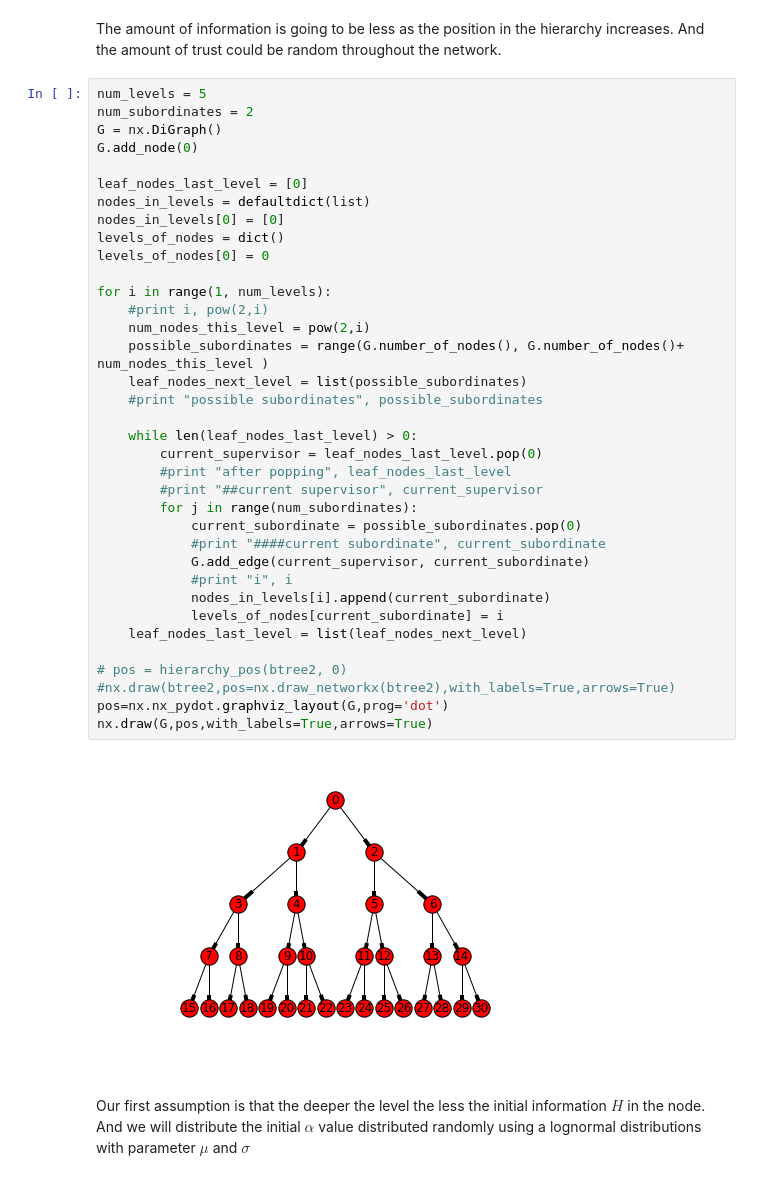
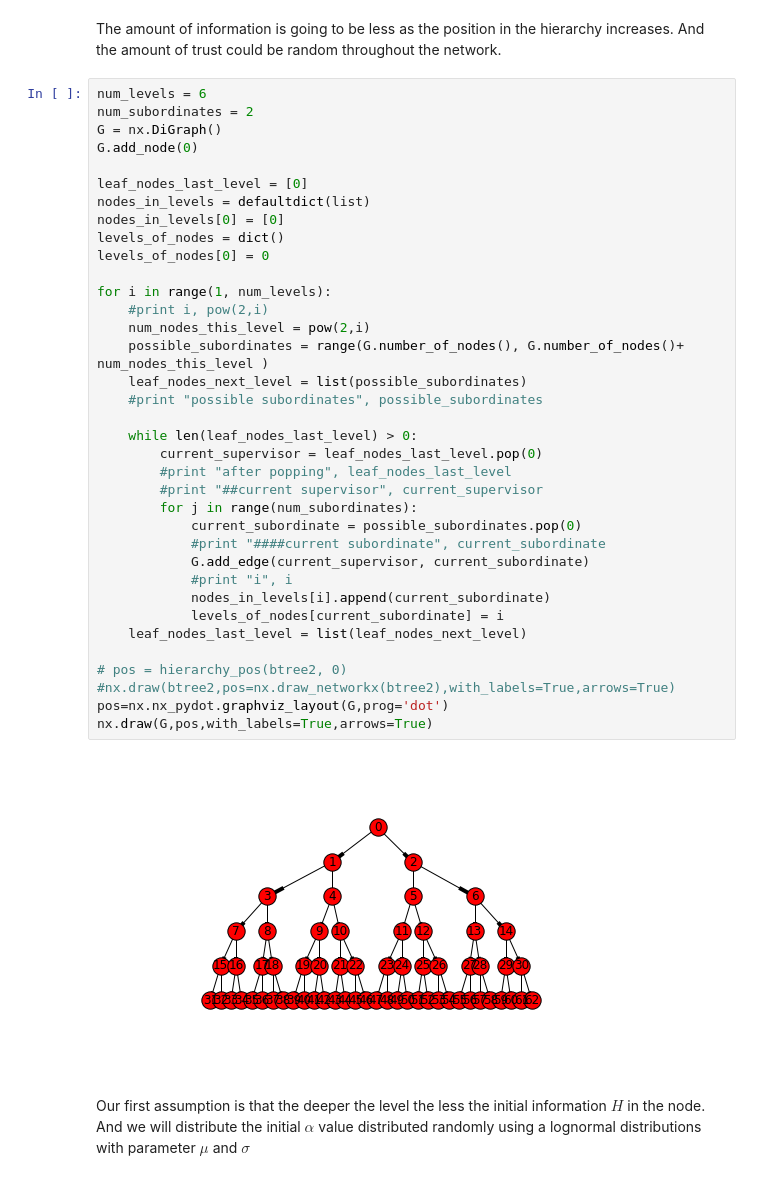
Before and after one commit to arefindk/csss16-trust, a Jupyter notebook: simple-model/trust-v1.ipynb, the cells around one changed output. Saved outputs shown, nothing was run; the diff lists cells and outputs as text.

```diff
--- a/simple-model/trust-v1.ipynb
+++ b/simple-model/trust-v1.ipynb
@@ -9,7 +10,7 @@ import scipy.stats as stats
 # %% [markdown]
 The amount of information is going to be less as the position in the hierarchy increases. And the amount of trust could be random throughout the network.
 # %%
-num_levels = 5
+num_levels = 6
 num_subordinates = 2
 G = nx.DiGraph()
 G.add_node(0)
@@ -18,34 +19,34 @@ leaf_nodes_last_level = [0]
 nodes_in_levels = defaultdict(list)
 nodes_in_levels[0] = [0]
 levels_of_nodes = dict()
 levels_of_nodes[0] = 0
 
 for i in range(1, num_levels):
     #print i, pow(2,i)
     num_nodes_this_level = pow(2,i)
     possible_subordinates = range(G.number_of_nodes(), G.number_of_nodes()+ num_nodes_this_level )
     leaf_nodes_next_level = list(possible_subordinates)
     #print "possible subordinates", possible_subordinates
 
     while len(leaf_nodes_last_level) > 0:
         current_supervisor = leaf_nodes_last_level.pop(0)
         #print "after popping", leaf_nodes_last_level
         #print "##current supervisor", current_supervisor
         for j in range(num_subordinates):
             current_subordinate = possible_subordinates.pop(0)
             #print "####current subordinate", current_subordinate
             G.add_edge(current_supervisor, current_subordinate)
             #print "i", i
             nodes_in_levels[i].append(current_subordinate)
             levels_of_nodes[current_subordinate] = i
     leaf_nodes_last_level = list(leaf_nodes_next_level)
 
 # pos = hierarchy_pos(btree2, 0)
 #nx.draw(btree2,pos=nx.draw_networkx(btree2),with_labels=True,arrows=True)
 pos=nx.nx_pydot.graphviz_layout(G,prog='dot')
 nx.draw(G,pos,with_labels=True,arrows=True)
 # %% [output]
-[figure, old version]
+[figure, new version]
 # %% [markdown]
 Our first assumption is that the deeper the level the less the initial information $H$ in the node. And we will distribute the initial $\alpha$ value distributed randomly using a lognormal distributions with parameter $\mu$ and $\sigma$
 # %%
```
Also changed, not shown: parts of 22 cells of this notebook, 34 other files.
